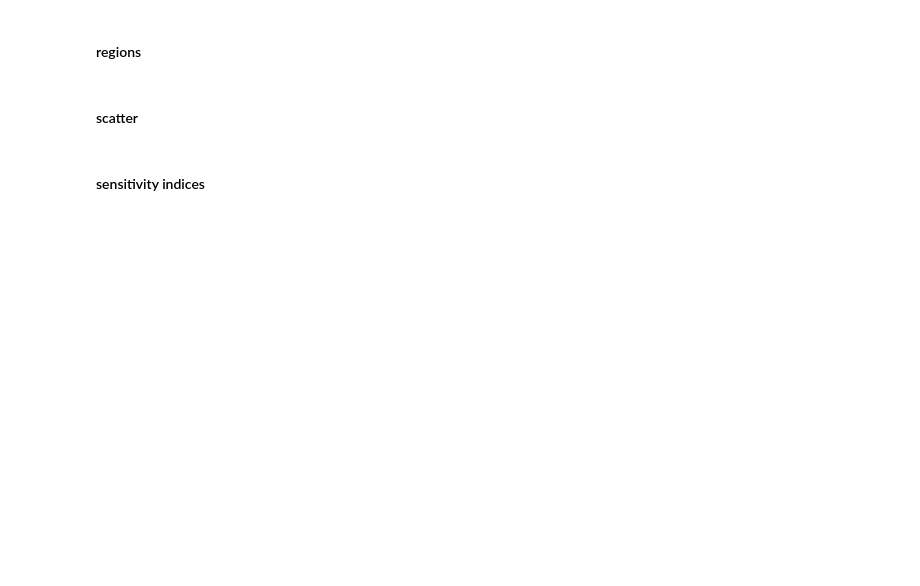
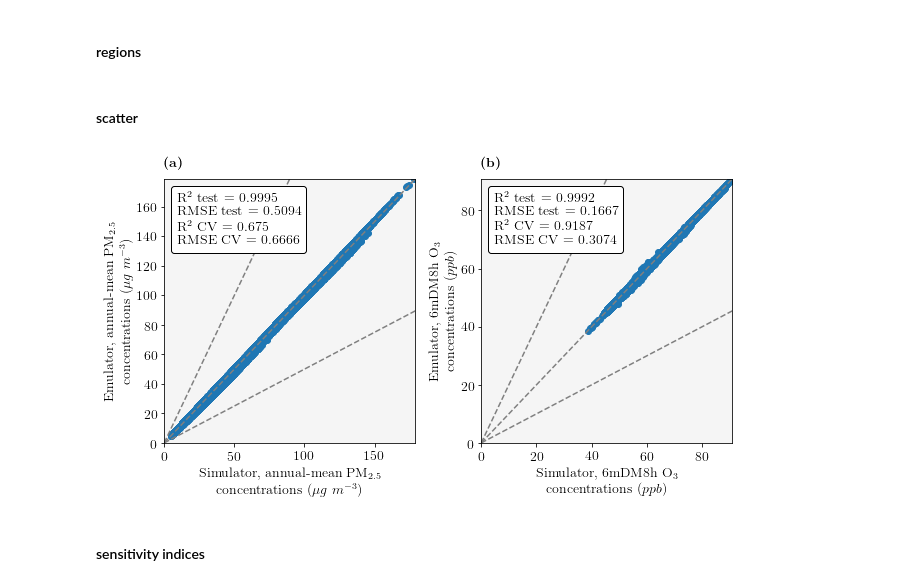
Before and after one commit to lukeconibear/emulator_annual, a Jupyter notebook: emulator_plots.ipynb, the cells around one changed output. Drawn from its saved outputs; the diff is of its cells as text; code cells hidden in the pictures; blank space fills up the shorter version.

```diff
--- a/emulator_plots.ipynb
+++ b/emulator_plots.ipynb
@@ -179,33 +179,35 @@ def make_plot(index, output, df_eval_summary, label, y_test, y_pred):
 # %%
 fig = plt.figure(1, figsize=(15, 15))
 gs = gridspec.GridSpec(3, 3)
 
 #outputs = ['PM2_5_DRY', 'o3', 'AOD550_sfc', 'asoaX_2p5', 'bc_2p5', 'bsoaX_2p5', 'nh4_2p5', 'no3_2p5', 'oc_2p5', 'oin_2p5', 'so4_2p5']
 outputs = ['PM2_5_DRY', 'o3_6mDM8h']
 labels = ['annual-mean PM$_{2.5}$\nconcentrations (${\mu}g$ $m^{-3}$)',
-          '6mDM8h O$_{3}$\nconcentrations ($ppb$)',
+          '6mDM8h O$_{3}$\nconcentrations ($ppb$)']
 #           'surface AOD 550 nm',
 #           'anthropogenic SOA concentrations\n(${\mu}g$ $m^{-3}$)',
 #           'BC concentrations\n(${\mu}g$ $m^{-3}$)',
 #           'biogenic SOA concentrations\n(${\mu}g$ $m^{-3}$)',
 #           'NH$_{4}$ concentrations\n(${\mu}g$ $m^{-3}$)',
 #           'NO$_{3}$ concentrations\n(${\mu}g$ $m^{-3}$)',
 #           'OC concentrations\n(${\mu}g$ $m^{-3}$)',
 #           'OIN concentrations\n(${\mu}g$ $m^{-3}$)',
 #           'SO$_{4}$ concentrations\n(${\mu}g$ $m^{-3}$)']
 pattern = r'([+-]?\d+.?\d+)'
 
 for index, output in enumerate(outputs):
     y_values = np.load(f'/nfs/b0122/Users/earlacoa/paper_aia_china/emulator_annual/emulators/{output}/y_test_pred_{output}.npz')
     y_test = y_values['y_test']
     y_pred = y_values['y_pred']
     df_eval_summary = pd.read_csv(f'/nfs/b0122/Users/earlacoa/paper_aia_china/emulator_annual/emulators/{output}/df_eval_summary_{output}.csv')
     make_plot(index, output, df_eval_summary, labels[index], y_test, y_pred)
 
 gs.tight_layout(fig, rect=[0, 0, 0.9, 0.9])
-#plt.savefig('/nfs/b0122/Users/earlacoa/png/paper_aia_emulator_annual/eval_pm25_o3_6mDM8h.png', dpi=700, alpha=True, bbox_inches='tight')
-#plt.savefig('/nfs/b0122/Users/earlacoa/png/paper_aia_emulator_annual/eval_pm25_o3_6mDM8h.eps', format='eps', dpi=700, alpha=True, bbox_inches='tight')
+plt.savefig('/nfs/b0122/Users/earlacoa/png/paper_aia_emulator_annual/eval_pm25_o3_6mDM8h.png', dpi=700, alpha=True, bbox_inches='tight')
+plt.savefig('/nfs/b0122/Users/earlacoa/png/paper_aia_emulator_annual/eval_pm25_o3_6mDM8h.eps', format='eps', dpi=700, alpha=True, bbox_inches='tight')
 plt.show()
+# %% [output]
+[figure, added]
 # %% [markdown]
 #### sensitivity indices
 # %%
```
Also changed, not shown: parts of 9 cells of this notebook, 5 other files.
